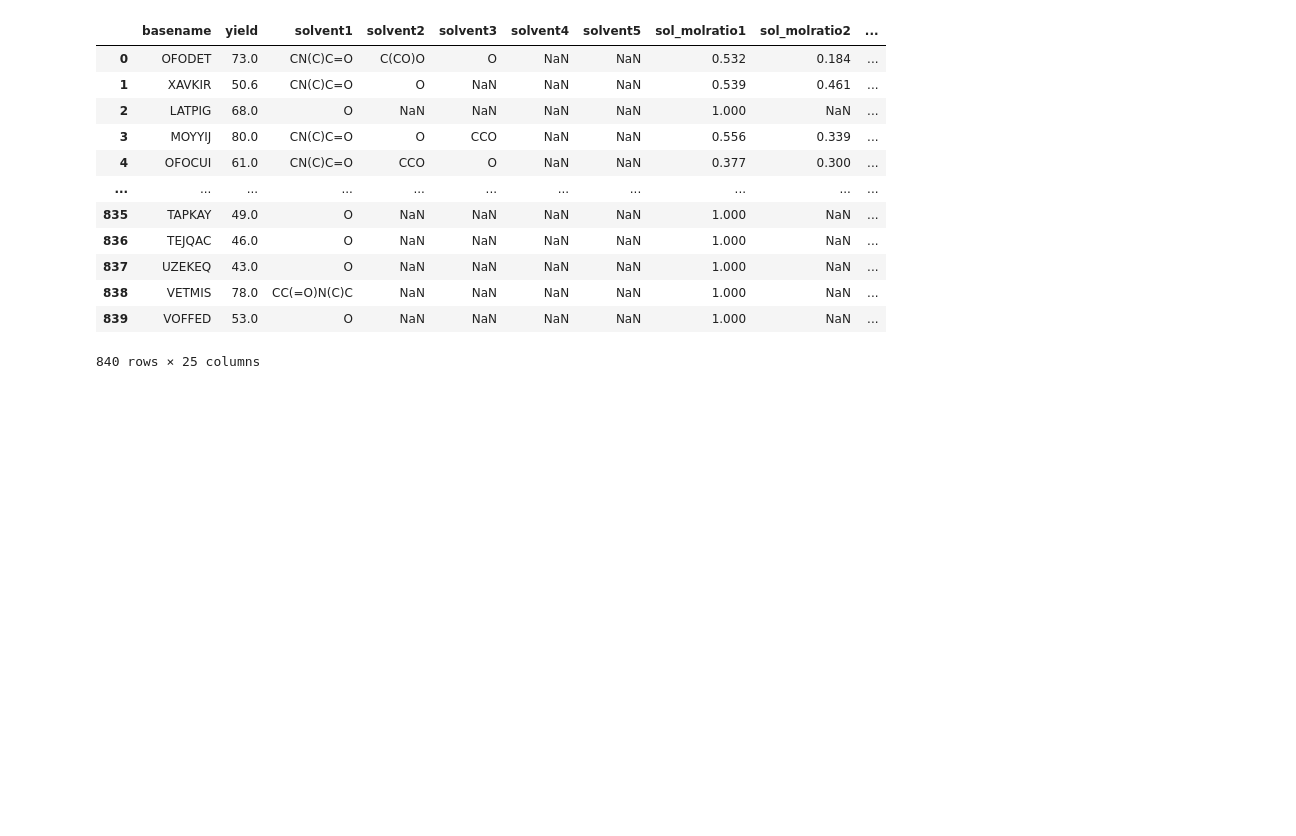
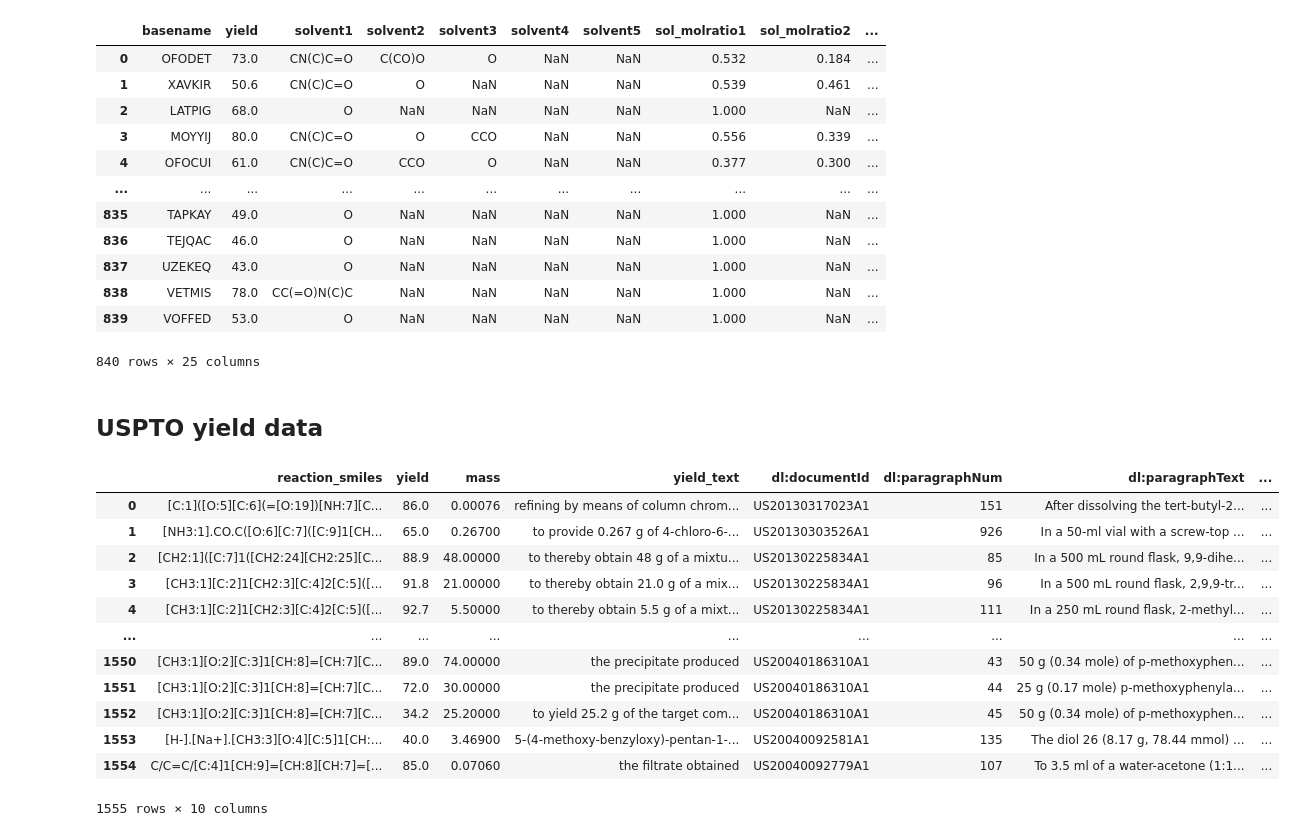
Before and after one commit to kjappelbaum/gpt3forchem, a Jupyter notebook: notebooks/00_data.ipynb, the cells around one changed output. Cells and saved outputs as stored; diff of their text form; code cells hidden in the pictures; blank space fills up the shorter version.

Commit message:
feat: prepare initial analysis on USPTO yield data
for some reason, we extracted now only a small dataset

```diff
--- a/notebooks/00_data.ipynb
+++ b/notebooks/00_data.ipynb
@@ -506,3 +506,27 @@ get_mof_yield_data()
 | 838 | VETMIS | 78.0 | CC(=O)N(C)C | NaN | NaN | NaN | NaN | 1.000 | NaN | ... |
 | 839 | VOFFED | 53.0 | O | NaN | NaN | NaN | NaN | 1.000 | NaN | ... |
 840 rows × 25 columns
+# %% [markdown]
+## USPTO yield data
+# %%
+# | export
+def get_uspto_yield_data(datadir="../data"):  # path to folder with data files
+    """Load the USPTO dataset."""
+    df = pd.read_csv(os.path.join(datadir, "USTPO_yields.csv"))
+    return HashableDataFrame(df)
+# %%
+get_uspto_yield_data()
+# %% [output]
+|  | reaction_smiles | yield | mass | yield_text | dl:documentId | dl:paragraphNum | dl:paragraphText | ... |
+| 0 | [C:1]([O:5][C:6](=[O:19])[NH:7][C... | 86.0 | 0.00076 | refining by means of column chrom... | US20130317023A1 | 151 | After dissolving the tert-butyl-2... | ... |
+| 1 | [NH3:1].CO.C([O:6][C:7]([C:9]1[CH... | 65.0 | 0.26700 | to provide 0.267 g of 4-chloro-6-... | US20130303526A1 | 926 | In a 50-ml vial with a screw-top ... | ... |
+| 2 | [CH2:1]([C:7]1([CH2:24][CH2:25][C... | 88.9 | 48.00000 | to thereby obtain 48 g of a mixtu... | US20130225834A1 | 85 | In a 500 mL round flask, 9,9-dihe... | ... |
+| 3 | [CH3:1][C:2]1[CH2:3][C:4]2[C:5]([... | 91.8 | 21.00000 | to thereby obtain 21.0 g of a mix... | US20130225834A1 | 96 | In a 500 mL round flask, 2,9,9-tr... | ... |
+| 4 | [CH3:1][C:2]1[CH2:3][C:4]2[C:5]([... | 92.7 | 5.50000 | to thereby obtain 5.5 g of a mixt... | US20130225834A1 | 111 | In a 250 mL round flask, 2-methyl... | ... |
+| ... | ... | ... | ... | ... | ... | ... | ... | ... |
+| 1550 | [CH3:1][O:2][C:3]1[CH:8]=[CH:7][C... | 89.0 | 74.00000 | the precipitate produced | US20040186310A1 | 43 | 50 g (0.34 mole) of p-methoxyphen... | ... |
+| 1551 | [CH3:1][O:2][C:3]1[CH:8]=[CH:7][C... | 72.0 | 30.00000 | the precipitate produced | US20040186310A1 | 44 | 25 g (0.17 mole) p-methoxyphenyla... | ... |
+| 1552 | [CH3:1][O:2][C:3]1[CH:8]=[CH:7][C... | 34.2 | 25.20000 | to yield 25.2 g of the target com... | US20040186310A1 | 45 | 50 g (0.34 mole) of p-methoxyphen... | ... |
+| 1553 | [H-].[Na+].[CH3:3][O:4][C:5]1[CH:... | 40.0 | 3.46900 | 5-(4-methoxy-benzyloxy)-pentan-1-... | US20040092581A1 | 135 | The diol 26 (8.17 g, 78.44 mmol) ... | ... |
+| 1554 | C/C=C/[C:4]1[CH:9]=[CH:8][CH:7]=[... | 85.0 | 0.07060 | the filtrate obtained | US20040092779A1 | 107 | To 3.5 ml of a water-acetone (1:1... | ... |
+1555 rows × 10 columns
```
Also changed, not shown: 7 other files.
